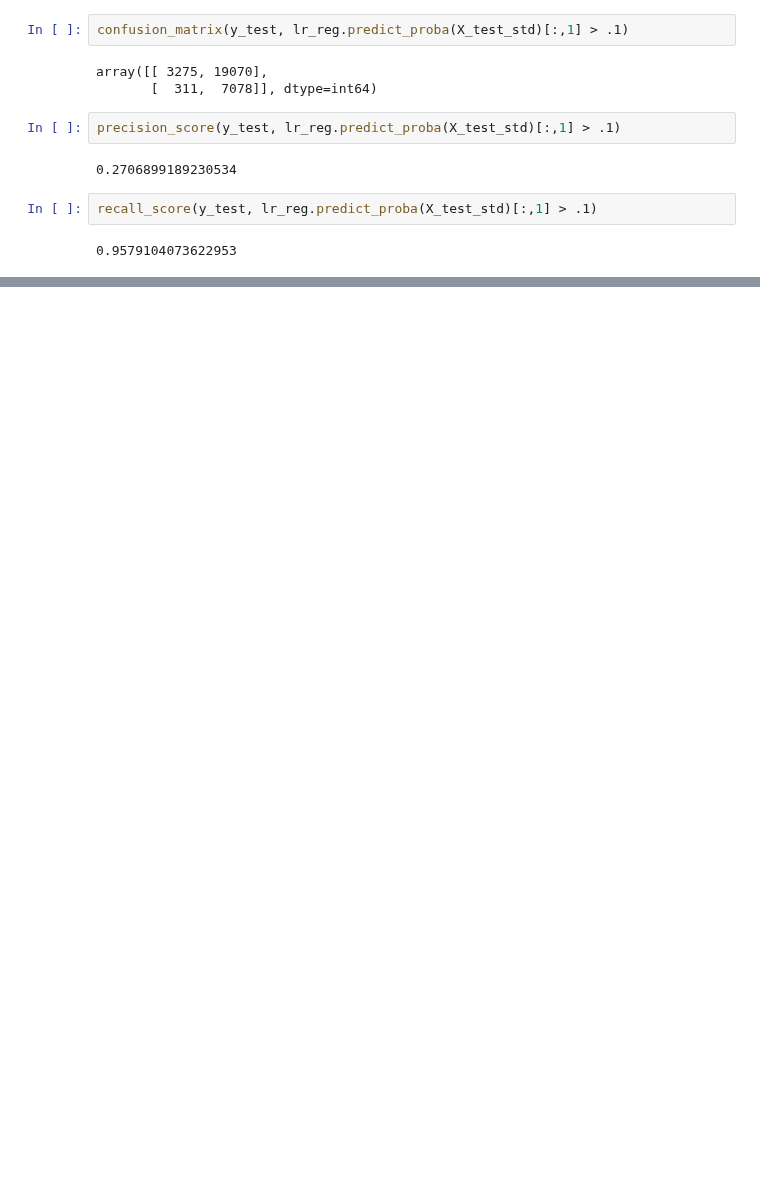
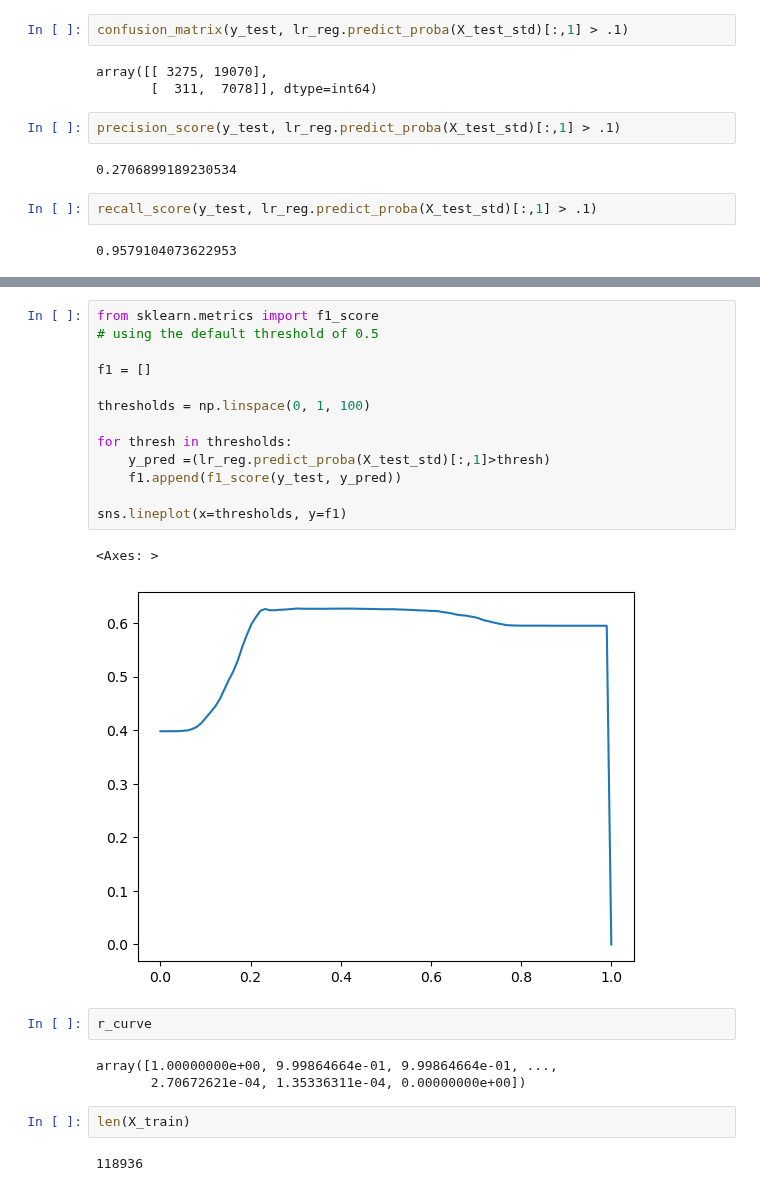
Before and after one commit to Camiloesp/PythonDataScience_SupervisedML, a Jupyter notebook: Classification_Modeling/4_ClassificationMetrics.ipynb, the cells around one changed output, grey strips where cells are left out. Drawn from its saved outputs; the diff is of its cells as text; blank space fills up the shorter version.

```diff
--- a/Classification_Modeling/4_ClassificationMetrics.ipynb
+++ b/Classification_Modeling/4_ClassificationMetrics.ipynb
@@ -186,0 +215,25 @@ recall_score(y_test, lr_reg.predict_proba(X_test_std)[:,1] > .1)
+# %%
+from sklearn.metrics import f1_score
+# using the default threshold of 0.5
+
+f1 = []
+
+thresholds = np.linspace(0, 1, 100)
+
+for thresh in thresholds:
+    y_pred =(lr_reg.predict_proba(X_test_std)[:,1]>thresh)
+    f1.append(f1_score(y_test, y_pred))
+
+sns.lineplot(x=thresholds, y=f1)
+# %% [output]
+<Axes: >
+[figure, added]
+# %%
+r_curve
+# %% [output]
+array([1.00000000e+00, 9.99864664e-01, 9.99864664e-01, ...,
+       2.70672621e-04, 1.35336311e-04, 0.00000000e+00])
+# %%
+len(X_train)
+# %% [output]
+118936
```
Also changed, not shown: parts of 3 cells of this notebook.
